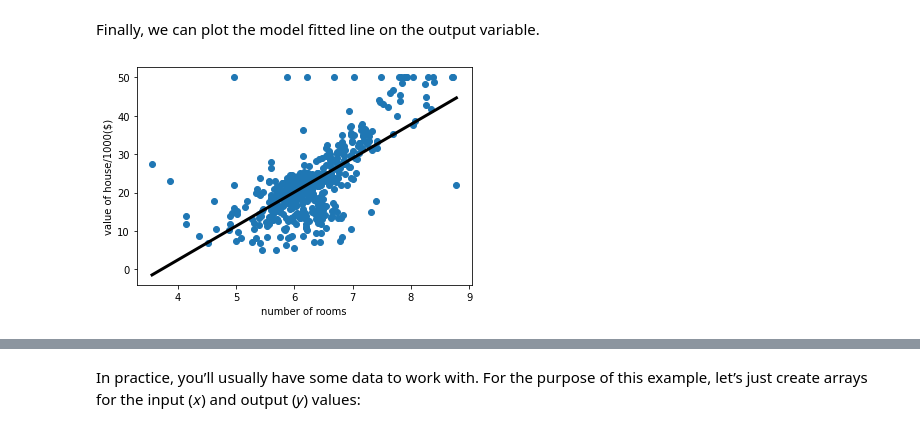
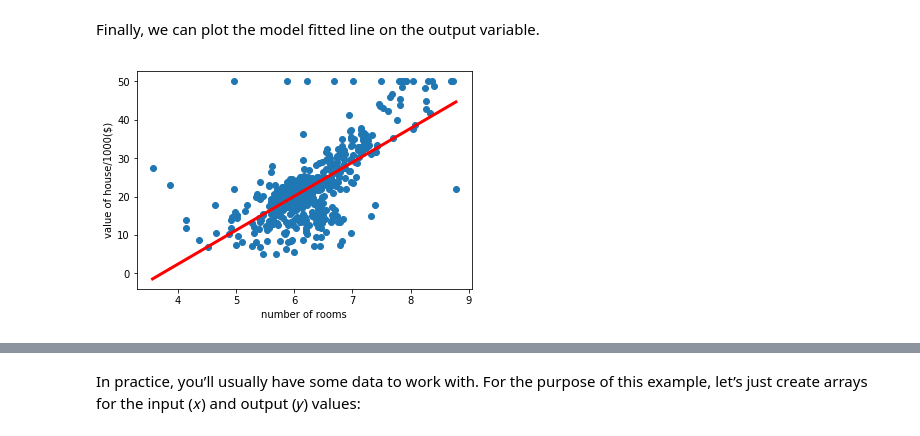
Before and after one commit to JeffreyXieCn/LearnAIML, a Jupyter notebook: Python/PythonTraining/Part4-StatisticAnalysis/HEC_python_part4.ipynb, the cells around one changed output, grey strips where cells are left out. Cells and saved outputs as stored; diff of their text form; code cells hidden in the pictures.

```diff
--- a/Python/PythonTraining/Part4-StatisticAnalysis/HEC_python_part4.ipynb
+++ b/Python/PythonTraining/Part4-StatisticAnalysis/HEC_python_part4.ipynb
@@ -359,14 +376,14 @@ Finally, we can plot the model fitted line on the output variable.
 # %%
 import matplotlib.pyplot as plt
 
 prediction_space = np.linspace(min(X_rooms), max(X_rooms)).reshape(-1,1)
 plt.scatter(X_rooms,y_price)
-plt.plot(prediction_space, reg_1.predict(prediction_space), color = 'black', linewidth = 3)
+plt.plot(prediction_space, reg_1.predict(prediction_space), color = 'red', linewidth = 3)
 plt.ylabel('value of house/1000($)')
 plt.xlabel('number of rooms')
 plt.show()
 # %% [output]
-[figure, old version]
+[figure, new version]
 # %% [markdown]
 ## Logistic Regression
 
```
Also changed, not shown: parts of 19 cells of this notebook, 1 other file.
